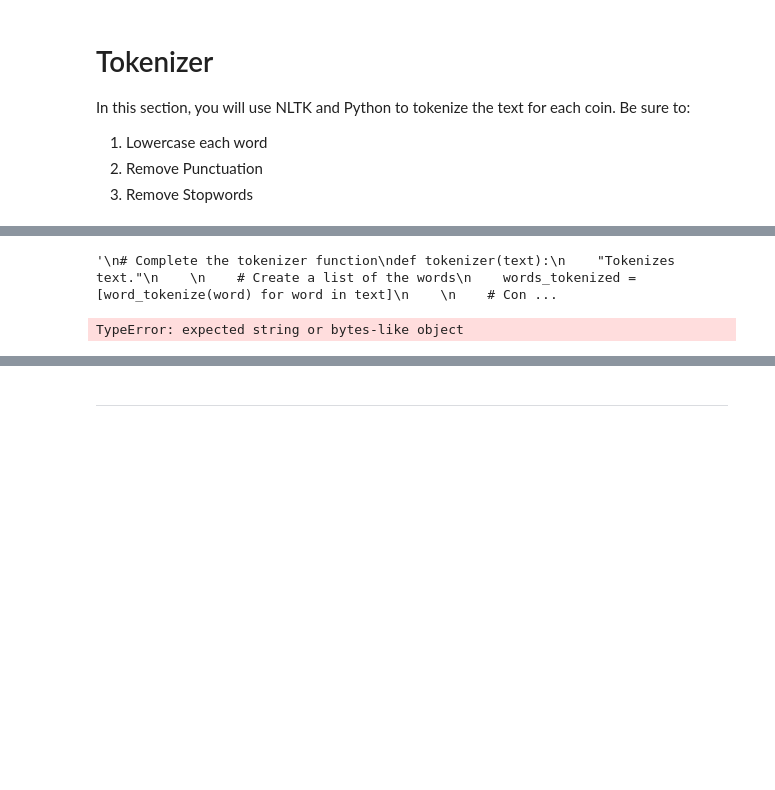
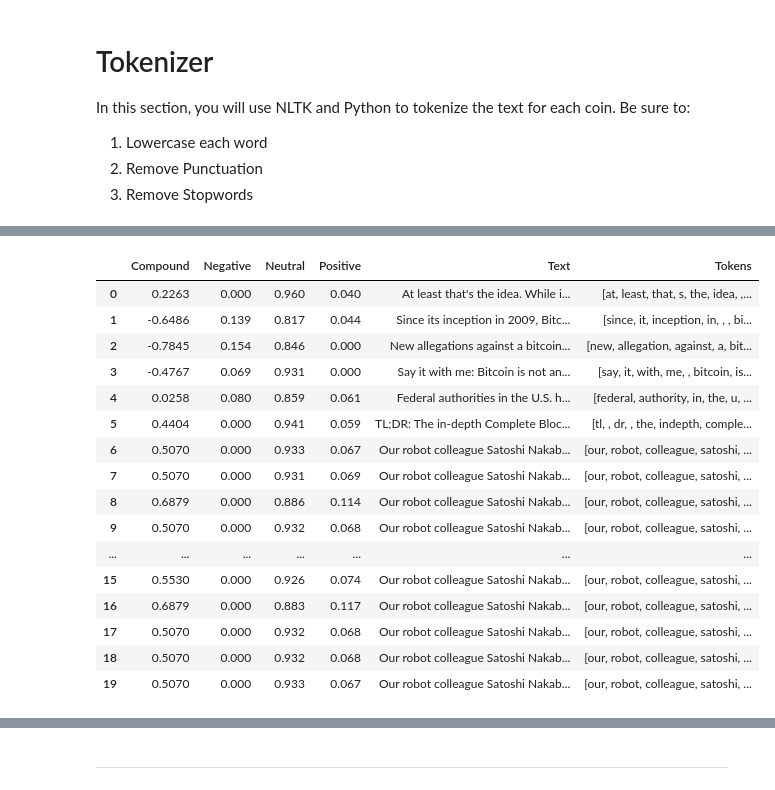
Before and after one commit to RCantu92/cryptocurrency_sentiment_analysis, a Jupyter notebook: Starter_Code/crypto_sentiment.ipynb, the cells around one changed output, grey strips where cells are left out. Saved outputs shown, nothing was run; the diff lists cells and outputs as text; code cells hidden in the pictures; blank space fills up the shorter version.

```diff
--- a/Starter_Code/crypto_sentiment.ipynb
+++ b/Starter_Code/crypto_sentiment.ipynb
@@ -153,13 +155,15 @@ lemmatizer = WordNetLemmatizer()
 # %%
 # Expand the default stop words list if necessary
 # %%
-"""
 # Complete the tokenizer function
 def tokenizer(text):
     "Tokenizes text."
 
     # Create a list of the words
-    words_tokenized = [word_tokenize(word) for word in text]
+    words_tokenized = []
+    for word in text:
+        tokenized_words = word_tokenize(word['content'])
+        words_tokenized.append(tokenized_words)
 
     # Convert the words to lowercase
     words_lower = [[word.lower()for word in words] for words in words_tokenized]
@@ -175,6 +179,3 @@ def tokenizer(text):
     tokens = [[lemmatizer.lemmatize(word) for word in words] for words in re_clean]
 
     return tokens
-"""
-# %% [output]
-'\n# Complete the tokenizer function\ndef tokenizer(text):\n    "Tokenizes text."\n    \n    # Create a list of the words\n    words_tokenized = [word_tokenize(word) for word in text]\n    \n    # Con ...
@@ -192,8 +182,24 @@ def tokenizer(text):
 # %%
 # Create a new tokens column for bitcoin
-btc_df['Tokens'] = tokenizer(eth_df['Text'])
+btc_df['Tokens'] = tokenizer(btc_news_en['articles'])
 btc_df
 # %% [output]
-TypeError: expected string or bytes-like object
+|  | Compound | Negative | Neutral | Positive | Text | Tokens |
+| 0 | 0.2263 | 0.000 | 0.960 | 0.040 | At least that's the idea. While i... | [at, least, that, s, the, idea, ,... |
+| 1 | -0.6486 | 0.139 | 0.817 | 0.044 | Since its inception in 2009, Bitc... | [since, it, inception, in, , , bi... |
+| 2 | -0.7845 | 0.154 | 0.846 | 0.000 | New allegations against a bitcoin... | [new, allegation, against, a, bit... |
+| 3 | -0.4767 | 0.069 | 0.931 | 0.000 | Say it with me: Bitcoin is not an... | [say, it, with, me, , bitcoin, is... |
+| 4 | 0.0258 | 0.080 | 0.859 | 0.061 | Federal authorities in the U.S. h... | [federal, authority, in, the, u, ... |
+| 5 | 0.4404 | 0.000 | 0.941 | 0.059 | TL;DR: The in-depth Complete Bloc... | [tl, , dr, , the, indepth, comple... |
+| 6 | 0.5070 | 0.000 | 0.933 | 0.067 | Our robot colleague Satoshi Nakab... | [our, robot, colleague, satoshi, ... |
+| 7 | 0.5070 | 0.000 | 0.931 | 0.069 | Our robot colleague Satoshi Nakab... | [our, robot, colleague, satoshi, ... |
+| 8 | 0.6879 | 0.000 | 0.886 | 0.114 | Our robot colleague Satoshi Nakab... | [our, robot, colleague, satoshi, ... |
+| 9 | 0.5070 | 0.000 | 0.932 | 0.068 | Our robot colleague Satoshi Nakab... | [our, robot, colleague, satoshi, ... |
+| ... | ... | ... | ... | ... | ... | ... |
+| 15 | 0.5530 | 0.000 | 0.926 | 0.074 | Our robot colleague Satoshi Nakab... | [our, robot, colleague, satoshi, ... |
+| 16 | 0.6879 | 0.000 | 0.883 | 0.117 | Our robot colleague Satoshi Nakab... | [our, robot, colleague, satoshi, ... |
+| 17 | 0.5070 | 0.000 | 0.932 | 0.068 | Our robot colleague Satoshi Nakab... | [our, robot, colleague, satoshi, ... |
+| 18 | 0.5070 | 0.000 | 0.932 | 0.068 | Our robot colleague Satoshi Nakab... | [our, robot, colleague, satoshi, ... |
+| 19 | 0.5070 | 0.000 | 0.933 | 0.067 | Our robot colleague Satoshi Nakab... | [our, robot, colleague, satoshi, ... |
 # %%
 # Create a new tokens column for ethereum
```
Also changed, not shown: parts of 11 cells of this notebook.
